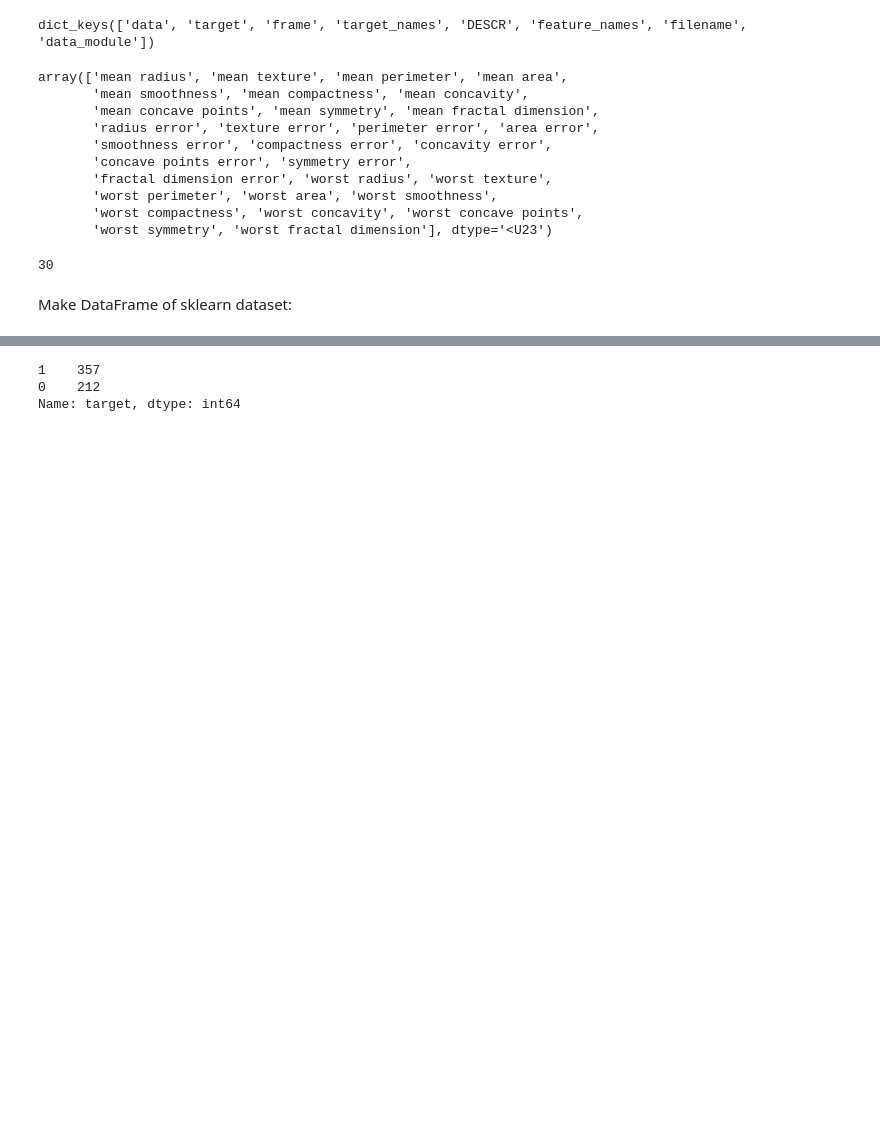
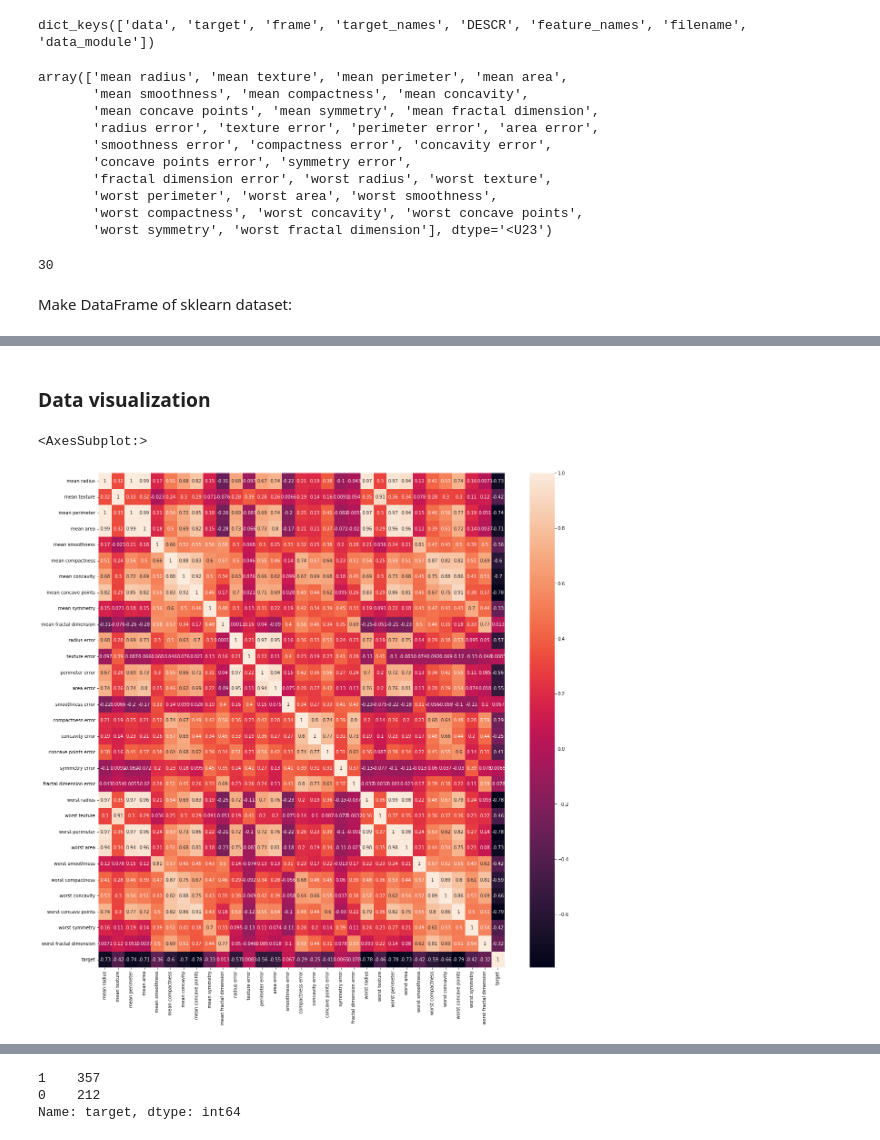
Before and after one commit to MahrooSh85/ML_Playground, a Jupyter notebook: BreastCancer.ipynb, the cells around one changed output, grey strips where cells are left out. Drawn from its saved outputs; the diff is of its cells as text; code cells hidden in the pictures; blank space fills up the shorter version.

```diff
--- a/BreastCancer.ipynb
+++ b/BreastCancer.ipynb
@@ -71,0 +97,2 @@ df = df(data)
+# %% [markdown]
+### Data visualization
@@ -71,0 +102,6 @@ df = df(data)
+# %%
+plt.figure(figsize=(20,20))
+sns.heatmap(df.corr(),annot=True)
+# %% [output]
+<AxesSubplot:>
+[figure, added]
```
Also changed, not shown: parts of 19 cells of this notebook.
